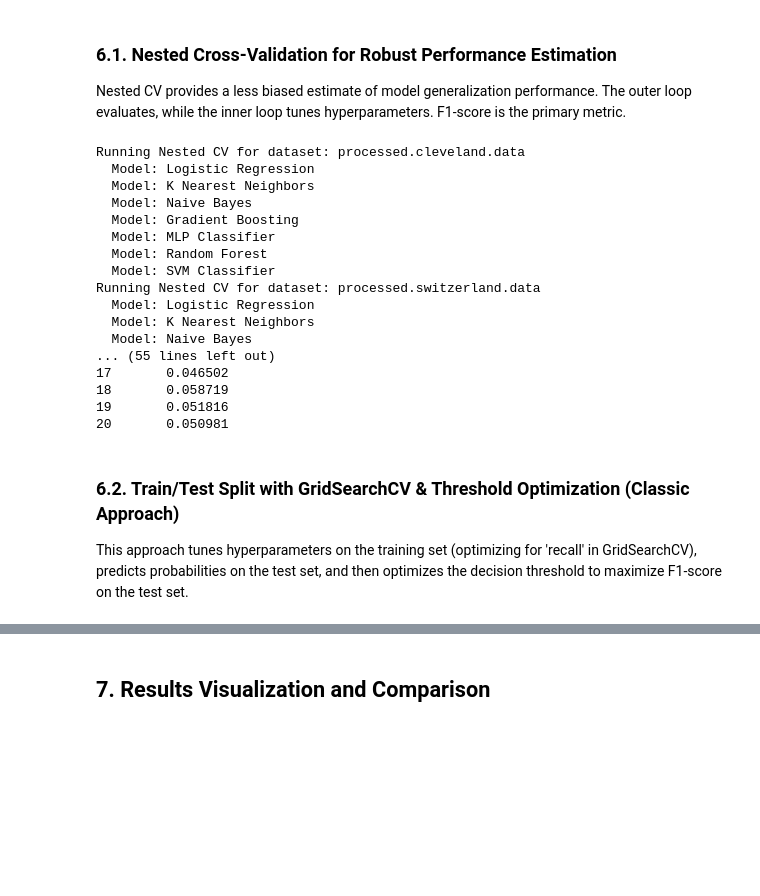
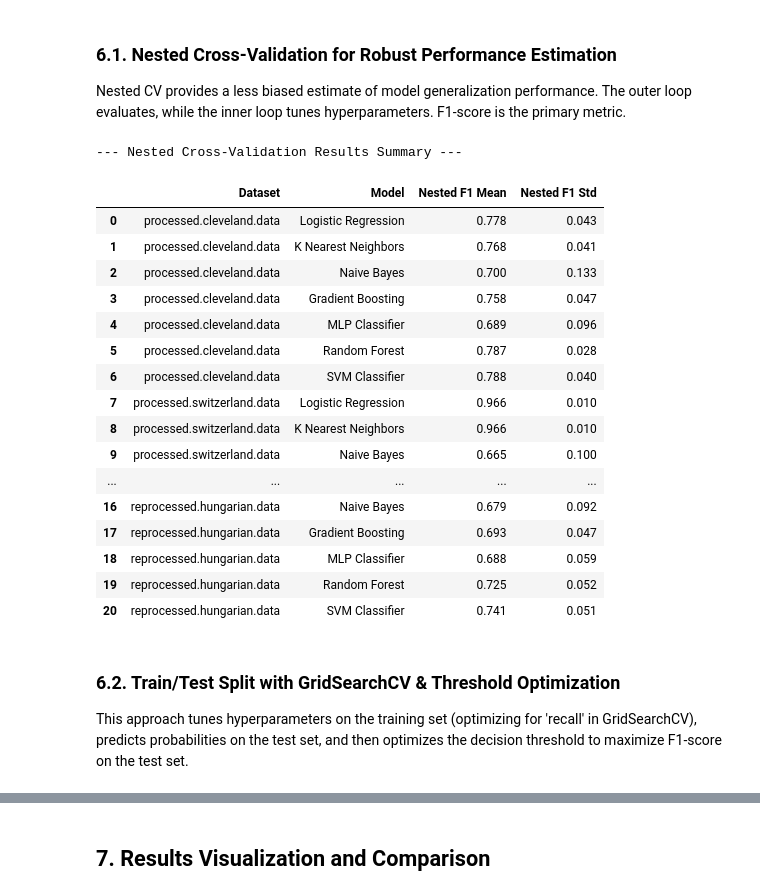
Before and after one commit to BytebenderCoco/machine-learning-predicting-heart-disease, a Jupyter notebook: major-overhaul.ipynb, the cells around one changed output, grey strips where cells are left out. Saved outputs shown, nothing was run; the diff lists cells and outputs as text; code cells hidden in the pictures; blank space fills up the shorter version.

```diff
--- a/major-overhaul.ipynb
+++ b/major-overhaul.ipynb
@@ -250,49 +264,50 @@ Nested CV provides a less biased estimate of model generalization performance. T
 # %%
 nested_cv_results_summary = []
 
 for split_data in splits:
     dataset_name = split_data["dataset"]
-    print(f"Running Nested CV for dataset: {dataset_name}")
+    # print(f"Running Nested CV for dataset: {dataset_name}") # Removed for cleaner output
 
     X_full = pd.concat([split_data["x_train"], split_data["x_test"]], ignore_index=True)
     y_full = pd.concat([split_data["y_train"], split_data["y_test"]], ignore_index=True)
 
     for model_name, (pipeline, param_grid) in model_configurations.items():
-        print(f"  Model: {model_name}")
+        # print(f"  Model: {model_name}") # Removed for cleaner output
         inner_cv = StratifiedKFold(n_splits=3, shuffle=True, random_state=42)
         grid_search_cv = GridSearchCV(pipeline, param_grid, cv=inner_cv, scoring='f1', n_jobs=-1)
         outer_cv = StratifiedKFold(n_splits=5, shuffle=True, random_state=42)
         nested_f1_scores = cross_val_score(grid_search_cv, X_full, y_full, cv=outer_cv, scoring='f1', n_jobs=-1)
 
         nested_cv_results_summary.append({
             "Dataset": dataset_name,
             "Model": model_name,
             "Nested F1 Mean": nested_f1_scores.mean(),
             "Nested F1 Std": nested_f1_scores.std()
         })
 
 nested_cv_df = pd.DataFrame(nested_cv_results_summary)
 print("\n--- Nested Cross-Validation Results Summary ---")
-print(nested_cv_df)
+display(nested_cv_df.round(3))
 # %% [output]
-Running Nested CV for dataset: processed.cleveland.data
-  Model: Logistic Regression
-  Model: K Nearest Neighbors
-  Model: Naive Bayes
-  Model: Gradient Boosting
-  Model: MLP Classifier
-  Model: Random Forest
-  Model: SVM Classifier
-Running Nested CV for dataset: processed.switzerland.data
-  Model: Logistic Regression
-  Model: K Nearest Neighbors
-  Model: Naive Bayes
-... (55 lines left out)
-17       0.046502
-18       0.058719
-19       0.051816
-20       0.050981
+--- Nested Cross-Validation Results Summary ---
+|  | Dataset | Model | Nested F1 Mean | Nested F1 Std |
+| 0 | processed.cleveland.data | Logistic Regression | 0.778 | 0.043 |
+| 1 | processed.cleveland.data | K Nearest Neighbors | 0.768 | 0.041 |
+| 2 | processed.cleveland.data | Naive Bayes | 0.700 | 0.133 |
+| 3 | processed.cleveland.data | Gradient Boosting | 0.758 | 0.047 |
+| 4 | processed.cleveland.data | MLP Classifier | 0.689 | 0.096 |
+| 5 | processed.cleveland.data | Random Forest | 0.787 | 0.028 |
+| 6 | processed.cleveland.data | SVM Classifier | 0.788 | 0.040 |
+| 7 | processed.switzerland.data | Logistic Regression | 0.966 | 0.010 |
+| 8 | processed.switzerland.data | K Nearest Neighbors | 0.966 | 0.010 |
+| 9 | processed.switzerland.data | Naive Bayes | 0.665 | 0.100 |
+| ... | ... | ... | ... | ... |
+| 16 | reprocessed.hungarian.data | Naive Bayes | 0.679 | 0.092 |
+| 17 | reprocessed.hungarian.data | Gradient Boosting | 0.693 | 0.047 |
+| 18 | reprocessed.hungarian.data | MLP Classifier | 0.688 | 0.059 |
+| 19 | reprocessed.hungarian.data | Random Forest | 0.725 | 0.052 |
+| 20 | reprocessed.hungarian.data | SVM Classifier | 0.741 | 0.051 |
 # %% [markdown]
-### 6.2. Train/Test Split with GridSearchCV & Threshold Optimization (Classic Approach)
+### 6.2. Train/Test Split with GridSearchCV & Threshold Optimization
 This approach tunes hyperparameters on the training set (optimizing for 'recall' in GridSearchCV), predicts probabilities on the test set, and then optimizes the decision threshold to maximize F1-score on the test set.
 # %%
```
Also changed, not shown: parts of 14 cells of this notebook.
